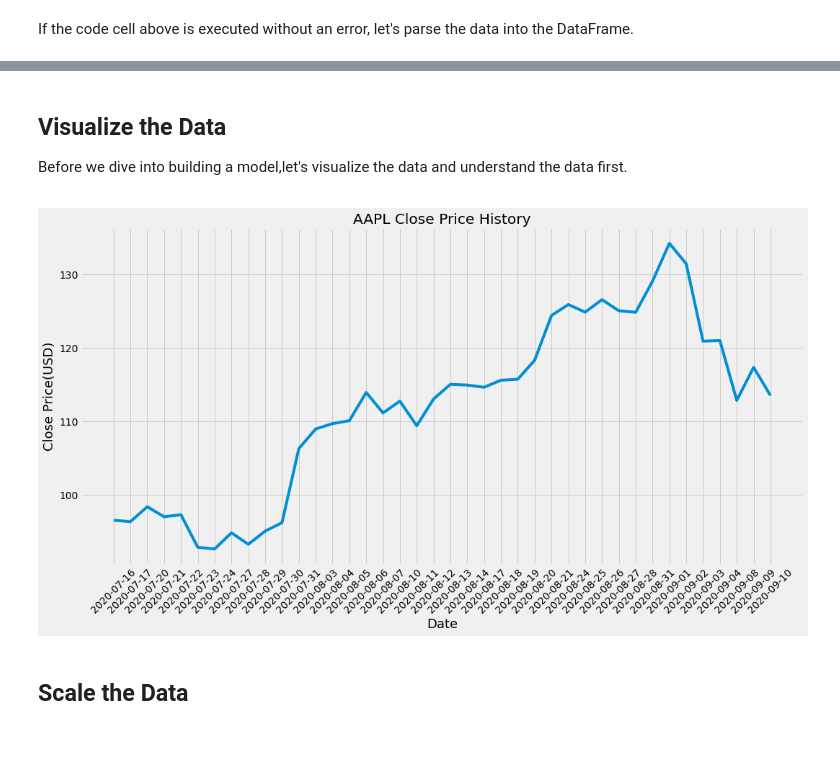
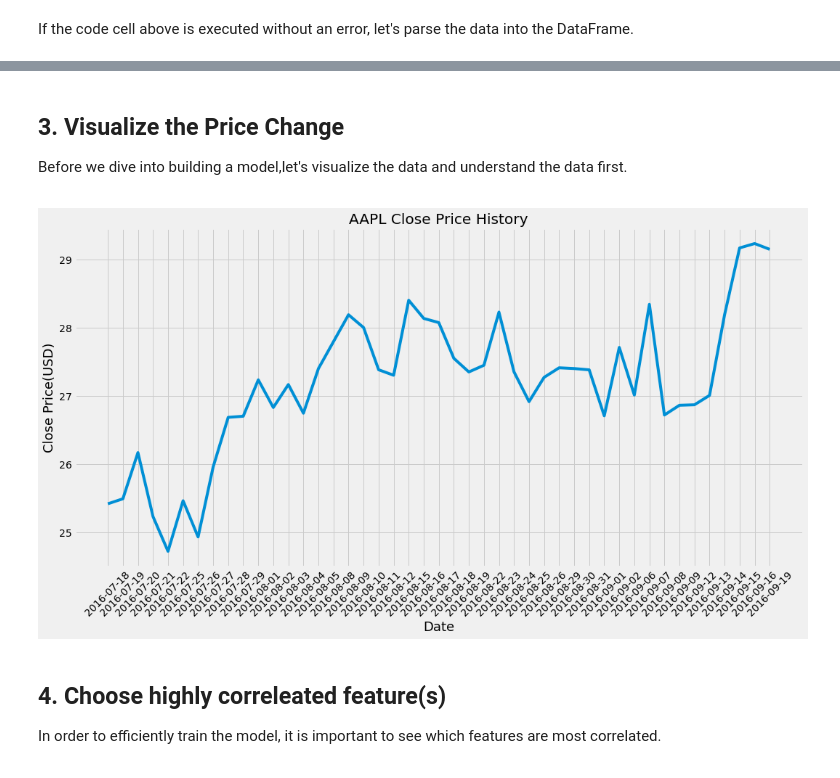
Before and after one commit to Pavelbure34/AlgorithmicTrading, a Jupyter notebook: Predicting Stock Prices using ML.ipynb, the cells around one changed output, grey strips where cells are left out. Cells and saved outputs as stored; diff of their text form; code cells hidden in the pictures; blank space fills up the shorter version.

```diff
--- a/Predicting Stock Prices using ML.ipynb
+++ b/Predicting Stock Prices using ML.ipynb
@@ -17,13 +17,14 @@
 <p>Let's first import our python packages.</p>
 # %%
 from matplotlib import pyplot as plt
-from sklearn.preprocessing import MinMaxScaler
-from keras.models import Sequential
-from keras.layers import Dense, LSTM
+from sklearn.neural_network import MLPRegressor
+from sklearn.model_selection import train_test_split
+from sklearn.preprocessing import StandardScaler
+from sklearn.metrics import r2_score
 import numpy as np
 import pandas as pd
 import math
 import requests           #handles REST API(HTTP/HTTPS) calls
-IEX_CLOUD_API_TOKEN = "Tpk_059b97af715d417d9f49f50b51b1c448"
+IEX_CLOUD_API_TOKEN = "your token here"
 
 plt.style.use('fivethirtyeight')
@@ -29,0 +49,23 @@ plt.style.use('fivethirtyeight')
+# %%
+symbols = pd.read_csv('sp_500_stocks.csv')['Ticker'].values
+
+#verifying the data
+symbols
+
+def get_target_stock_symbol():
+    """
+        This function returns the target stock symbol among S&P500.
+    """
+    symbol = ""
+    while True:
+        try:
+            symbol = input("Type your target stock: ")
+            if symbol in symbols:
+                break
+            else:
+                print("Not available.")
+        except:
+            print("Not available.")
+    return symbol
+
+symbol = get_target_stock_symbol()
@@ -33,9 +77,9 @@ plt.style.use('fivethirtyeight')
     Let's extract related information from IEX cloud.
 </div>
 # %%
-base_url = "https://cloud.iexapis.com/stable"
+base_url = "https://sandbox.iexapis.com/stable"
 Type = "chart"
-history = "1y"
+history = "5y"
 
 api_url = lambda base_url, symbol, Type, token : "{base_url}/stock/{symbol}/{Type}/{history}?token={token}".format(
     base_url = base_url,
@@ -49,7 +93,7 @@ req = requests.get(api_url(
     base_url,
     symbol,
     Type,
-    token = public_token
+    IEX_CLOUD_API_TOKEN
 ))
 assert(req.status_code == 200)
 # %% [markdown]
@@ -57,7 +101,7 @@ If the code cell above is executed without an error, let's parse the data into t
 # %%
 res = req.json()
 
-columns = ['date', 'open', 'high', 'low', 'close', 'volume']
+columns = list(res[0].keys())
 data = {col: [] for col in columns}
 for datum in res:
     for col in columns:
@@ -82,5 +126,5 @@ df
 # %% [markdown]
-<h2>Visualize the Data</h2>
+<h2 id="3">3. Visualize the Price Change</h2>
 <div>
     <p>
         Before we dive into building a model,let's visualize the data
@@ -90,10 +134,10 @@ df
 # %%
 plt.figure(figsize = (16, 8))
 plt.title("AAPL Close Price History")
-plt.plot(df['close'][:40], label="Close")
+plt.plot(df['close'][:45], label="Close")
 plt.xlabel('Date', fontsize = 18)
 plt.xticks(rotation = 45)
 plt.ylabel('Close Price(USD)', fontsize = 18)
 plt.show()
 # %% [output]
-[figure, old version]
+[figure, new version]
@@ -103,3 +144,7 @@ close = df['close'].values.reshape((-1, 1))
 # %% [markdown]
-<h2>Scale the Data</h2>
+<h2 id="4">4. Choose highly correleated feature(s)</h2>
+<p></p>
+<div>
+    <p>In order to efficiently train the model, it is important to see which features are most correlated.</p>
+</div>
 # %%
```
Also changed, not shown: parts of 19 cells of this notebook, 3 other files.
